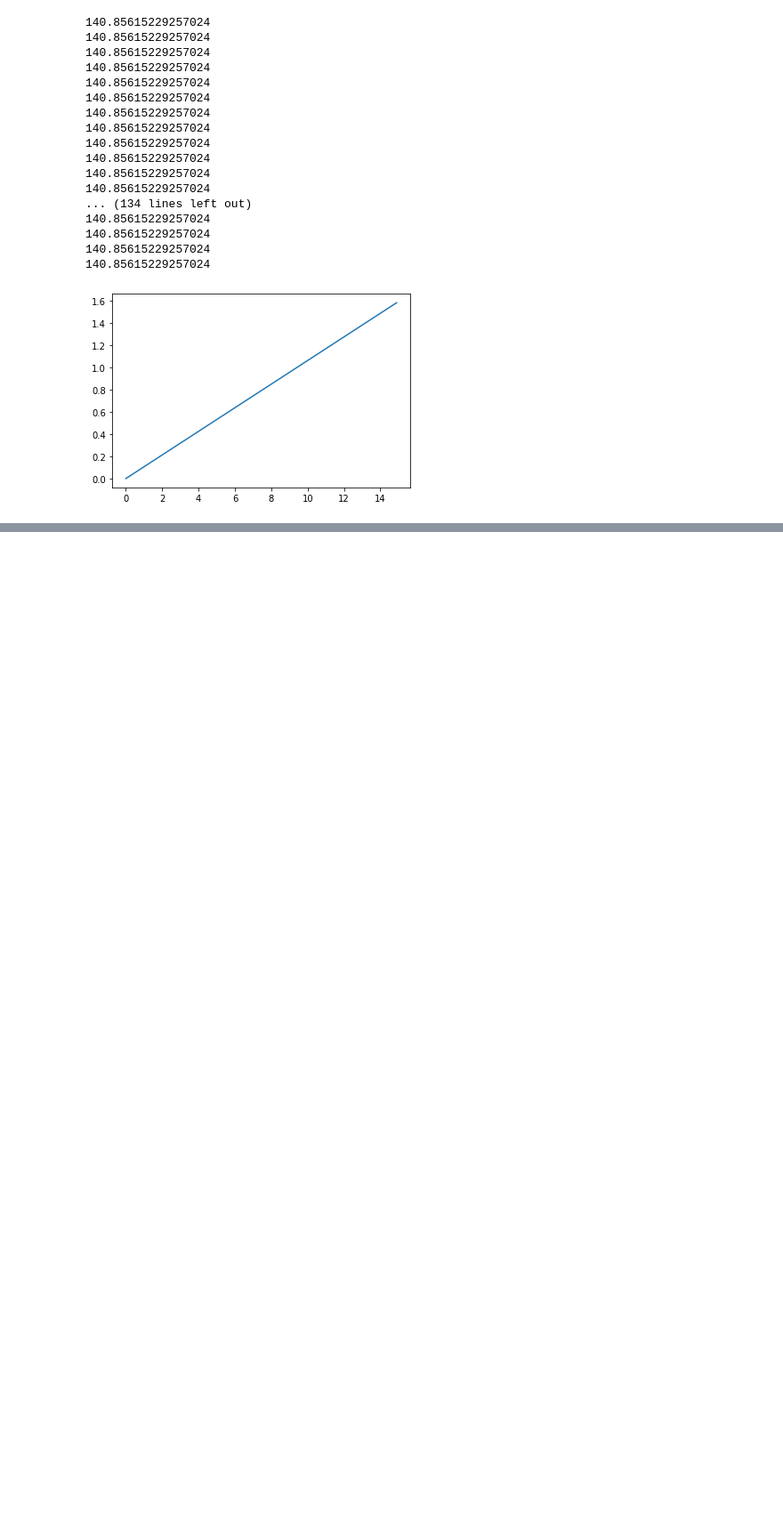
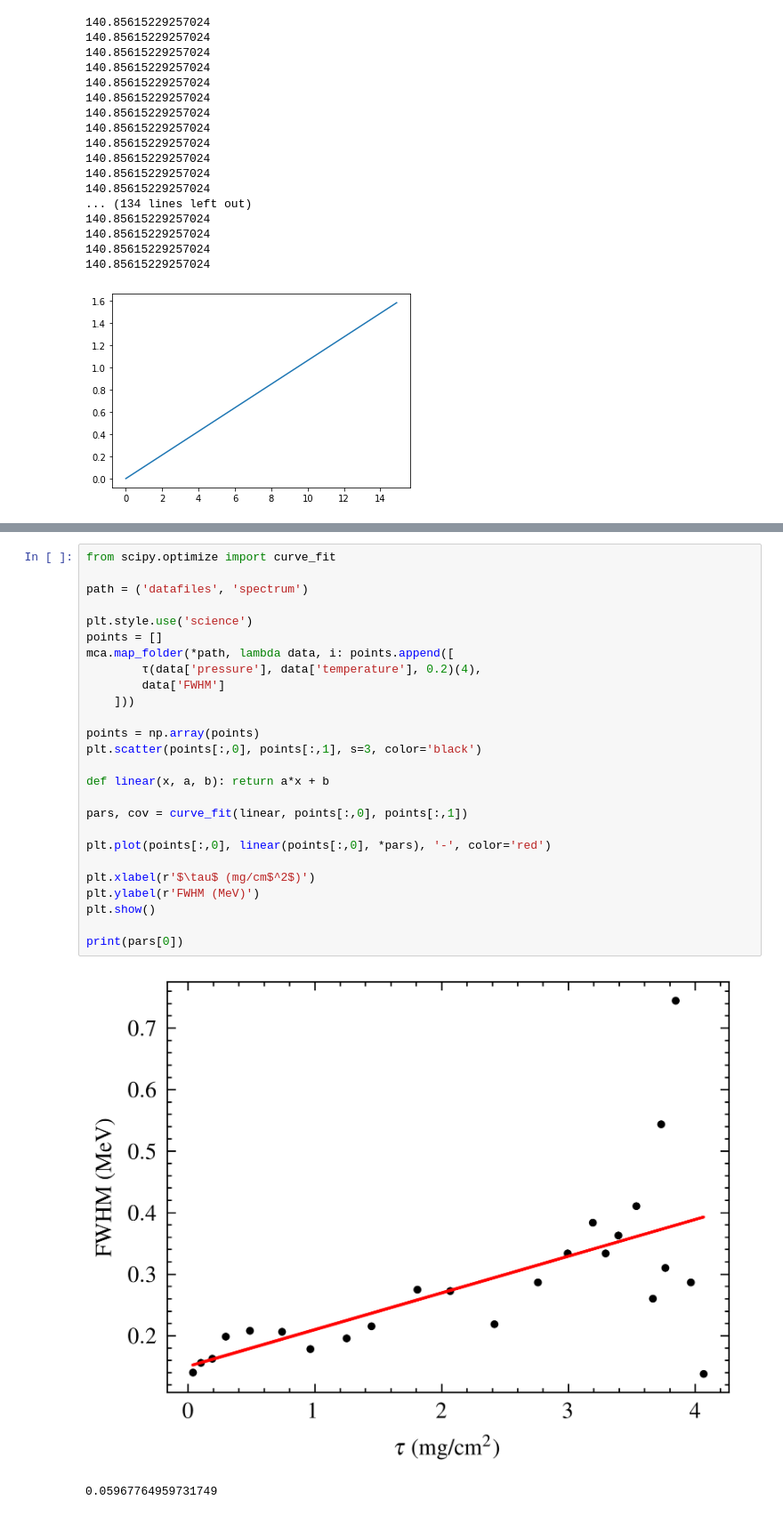
Before and after one commit to wabo225/AlphaSpectroscopy, a Jupyter notebook: AlphaSpectroscopy/tabulate.ipynb, the cells around one changed output, grey strips where cells are left out. Shown: that part at 89% size. Saved outputs shown, nothing was run; the diff lists cells and outputs as text; blank space fills up the shorter version.

```diff
--- a/AlphaSpectroscopy/tabulate.ipynb
+++ b/AlphaSpectroscopy/tabulate.ipynb
@@ -79,0 +128,29 @@ plt.show()
+# %%
+from scipy.optimize import curve_fit
+
+path = ('datafiles', 'spectrum')
+
+plt.style.use('science')
+points = []
+mca.map_folder(*path, lambda data, i: points.append([
+        τ(data['pressure'], data['temperature'], 0.2)(4),
+        data['FWHM']
+    ]))
+
+points = np.array(points)
+plt.scatter(points[:,0], points[:,1], s=3, color='black')
+
+def linear(x, a, b): return a*x + b
+
+pars, cov = curve_fit(linear, points[:,0], points[:,1])
+
+plt.plot(points[:,0], linear(points[:,0], *pars), '-', color='red')
+
+plt.xlabel(r'$\tau$ (mg/cm$^2$)')
+plt.ylabel(r'FWHM (MeV)')
+plt.show()
+
+print(pars[0])
+# %% [output]
+[figure, added]
+0.05967764959731749
```
Also changed, not shown: parts of 3 cells of this notebook, 15 other files.
